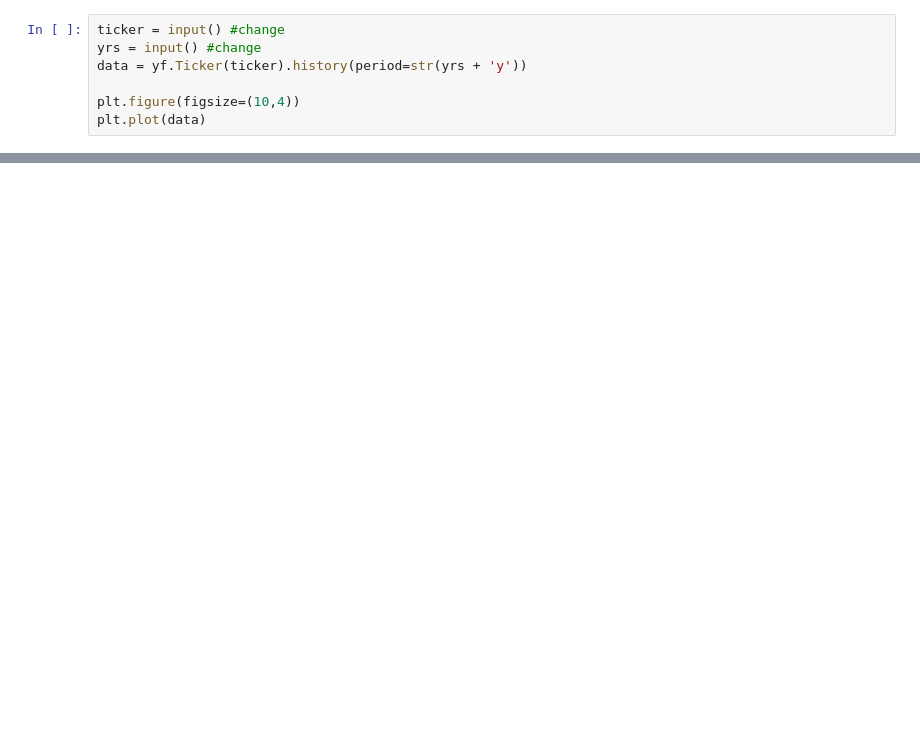
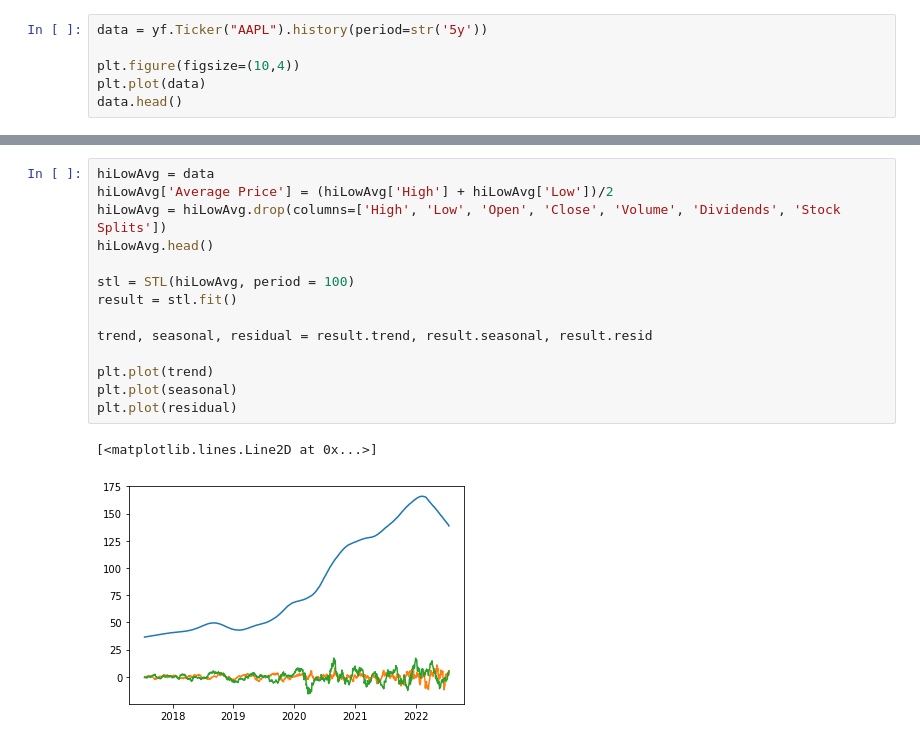
Before and after one commit to VvikK/SmartStock, a Jupyter notebook: SmartStock_main.ipynb, the cells around one changed output, grey strips where cells are left out. Saved outputs shown, nothing was run; the diff lists cells and outputs as text; blank space fills up the shorter version.

```diff
--- a/SmartStock_main.ipynb
+++ b/SmartStock_main.ipynb
@@ -7,8 +8,7 @@ import yfinance as yf
 # %%
-ticker = input() #change
-yrs = input() #change
-data = yf.Ticker(ticker).history(period=str(yrs + 'y'))
+data = yf.Ticker("AAPL").history(period=str('5y'))
 
 plt.figure(figsize=(10,4))
 plt.plot(data)
+data.head()
 # %% [output]
@@ -31,0 +23,17 @@ Hello World
+# %%
+hiLowAvg = data
+hiLowAvg['Average Price'] = (hiLowAvg['High'] + hiLowAvg['Low'])/2
+hiLowAvg = hiLowAvg.drop(columns=['High', 'Low', 'Open', 'Close', 'Volume', 'Dividends', 'Stock Splits'])
+hiLowAvg.head()
+
+stl = STL(hiLowAvg, period = 100)
+result = stl.fit()
+
+trend, seasonal, residual = result.trend, result.seasonal, result.resid
+
+plt.plot(trend)
+plt.plot(seasonal)
+plt.plot(residual)
+# %% [output]
+[<matplotlib.lines.Line2D at 0x...>]
+[figure, added]
```
Also changed, not shown: parts of 4 cells of this notebook.
